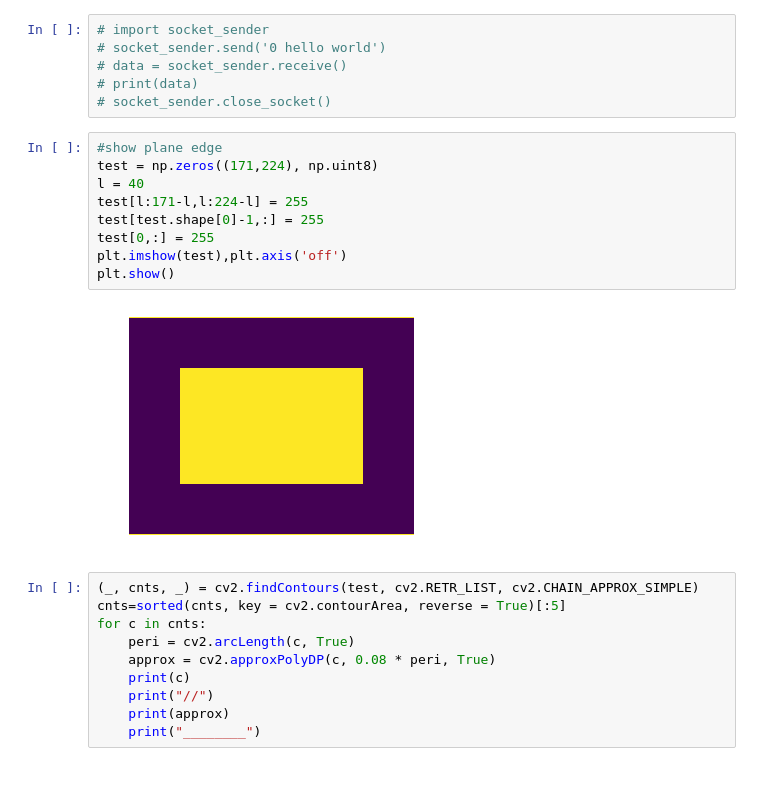
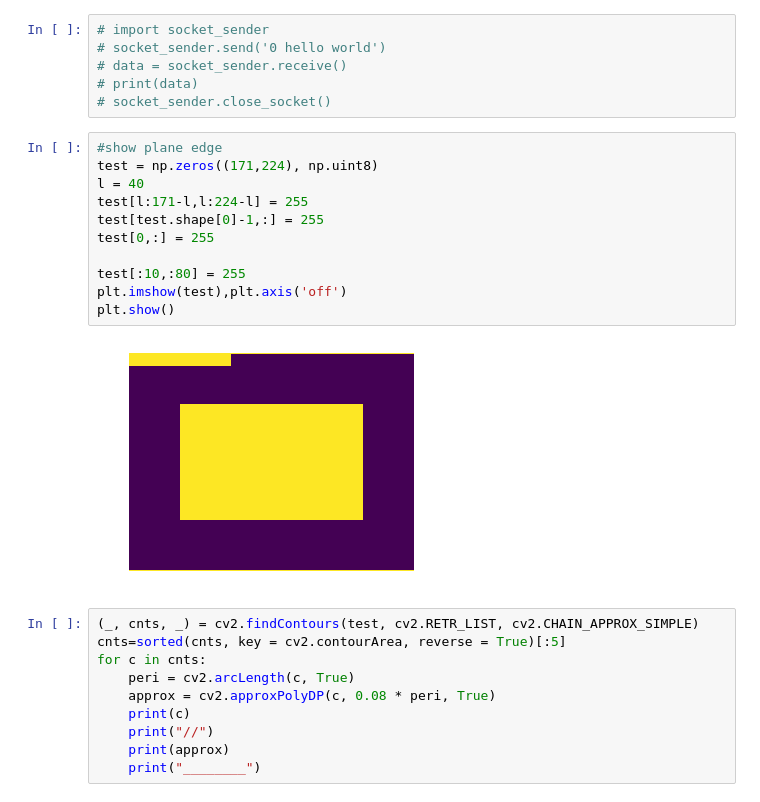
Before and after one commit to jj528s35/HMD_Light_2020, a Jupyter notebook: python/flexx/old_HMD_Light_main.ipynb, the cells around one changed output. Drawn from its saved outputs; the diff is of its cells as text.

```diff
--- a/python/flexx/old_HMD_Light_main.ipynb
+++ b/python/flexx/old_HMD_Light_main.ipynb
@@ -844,14 +844,16 @@ socket_sender.close_socket()
 # %%
 #show plane edge
 test = np.zeros((171,224), np.uint8)
 l = 40
 test[l:171-l,l:224-l] = 255
 test[test.shape[0]-1,:] = 255
 test[0,:] = 255
+
+test[:10,:80] = 255
 plt.imshow(test),plt.axis('off')
 plt.show()
 # %% [output]
-[figure, old version]
+[figure, new version]
 # %%
 (_, cnts, _) = cv2.findContours(test, cv2.RETR_LIST, cv2.CHAIN_APPROX_SIMPLE)
 cnts=sorted(cnts, key = cv2.contourArea, reverse = True)[:5]
```
Also changed, not shown: parts of 1 cell of this notebook, 6 other files.
